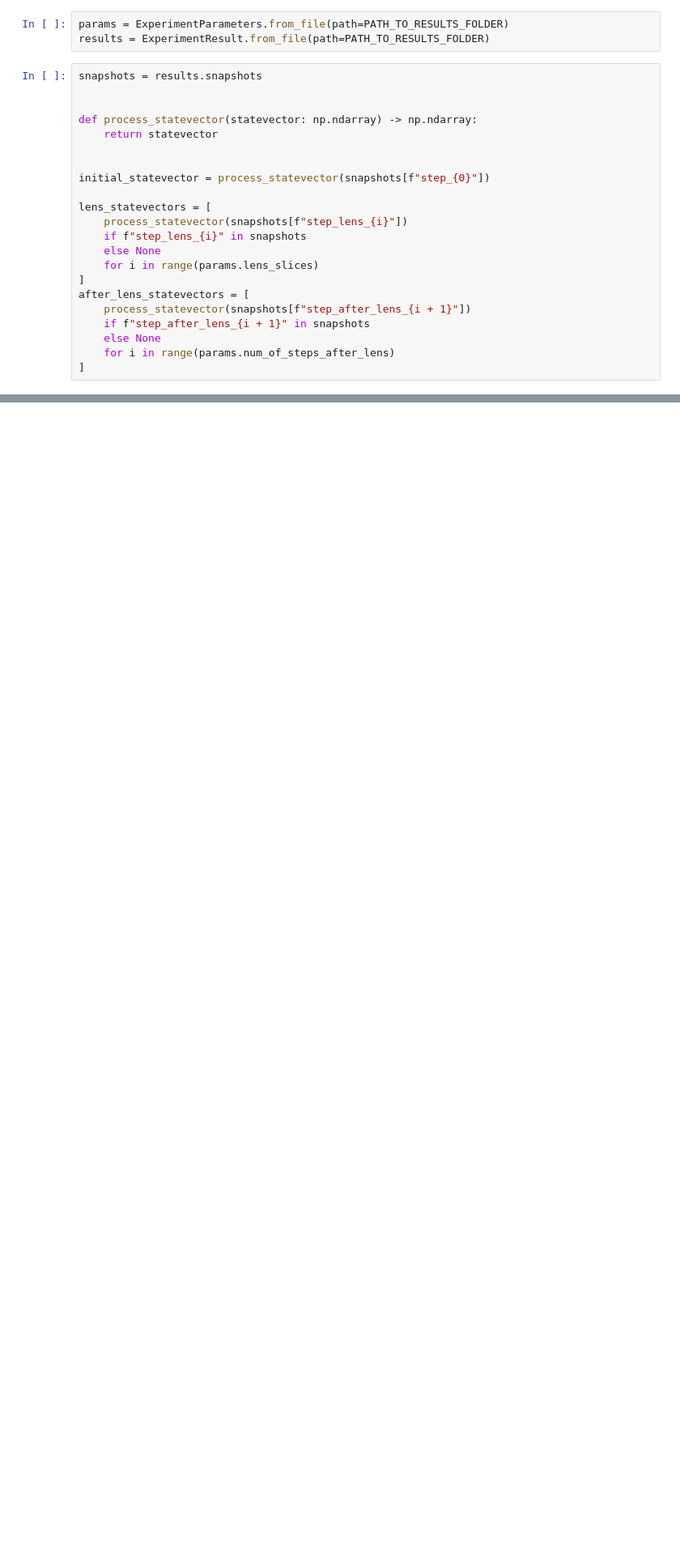
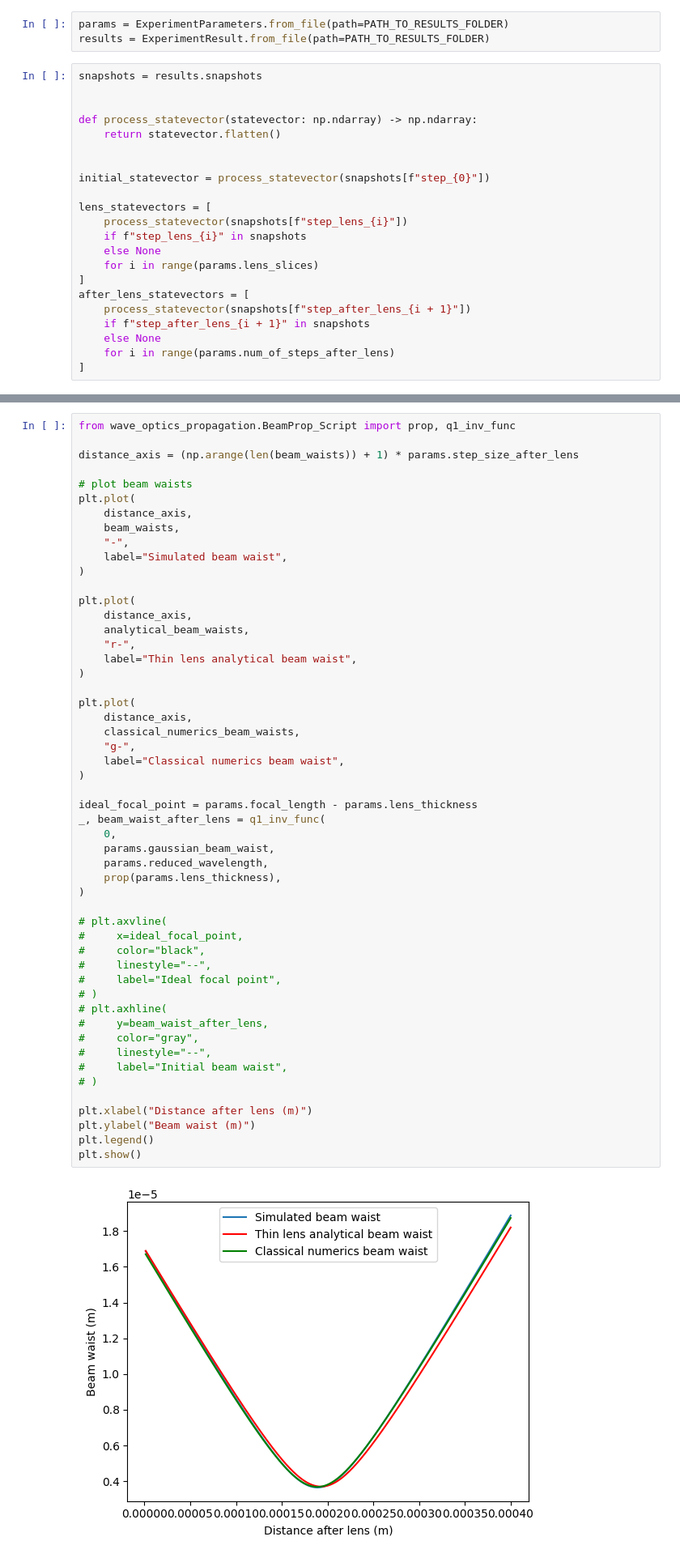
Before and after one commit to BlackWild/qiu, a Jupyter notebook: apps/wave_optics_propagation_enhanced/src/wave_optics_propagation_enhanced/analyzer.ipynb, the cells around one changed output, grey strips where cells are left out. Shown at 81% size. Cells and saved outputs as stored; diff of their text form; blank space fills up the shorter version.

```diff
--- a/apps/wave_optics_propagation_enhanced/src/wave_optics_propagation_enhanced/analyzer.ipynb
+++ b/apps/wave_optics_propagation_enhanced/src/wave_optics_propagation_enhanced/analyzer.ipynb
@@ -23,7 +31,7 @@ snapshots = results.snapshots
 
 
 def process_statevector(statevector: np.ndarray) -> np.ndarray:
-    return statevector
+    return statevector.flatten()
 
 
 initial_statevector = process_statevector(snapshots[f"step_{0}"])
@@ -108,0 +188,54 @@ for i, statevector in enumerate(after_lens_statevectors):
+# %%
+from wave_optics_propagation.BeamProp_Script import prop, q1_inv_func
+
+distance_axis = (np.arange(len(beam_waists)) + 1) * params.step_size_after_lens
+
+# plot beam waists
+plt.plot(
+    distance_axis,
+    beam_waists,
+    "-",
+    label="Simulated beam waist",
+)
+
+plt.plot(
+    distance_axis,
+    analytical_beam_waists,
+    "r-",
+    label="Thin lens analytical beam waist",
+)
+
+plt.plot(
+    distance_axis,
+    classical_numerics_beam_waists,
+    "g-",
+    label="Classical numerics beam waist",
+)
+
+ideal_focal_point = params.focal_length - params.lens_thickness
+_, beam_waist_after_lens = q1_inv_func(
+    0,
+    params.gaussian_beam_waist,
+    params.reduced_wavelength,
+    prop(params.lens_thickness),
+)
+
+# plt.axvline(
+#     x=ideal_focal_point,
+#     color="black",
+#     linestyle="--",
+#     label="Ideal focal point",
+# )
+# plt.axhline(
+#     y=beam_waist_after_lens,
+#     color="gray",
+#     linestyle="--",
+#     label="Initial beam waist",
+# )
+
+plt.xlabel("Distance after lens (m)")
+plt.ylabel("Beam waist (m)")
+plt.legend()
+plt.show()
+# %% [output]
+[figure, added]
```
Also changed, not shown: parts of 8 cells of this notebook, 3 other files.
